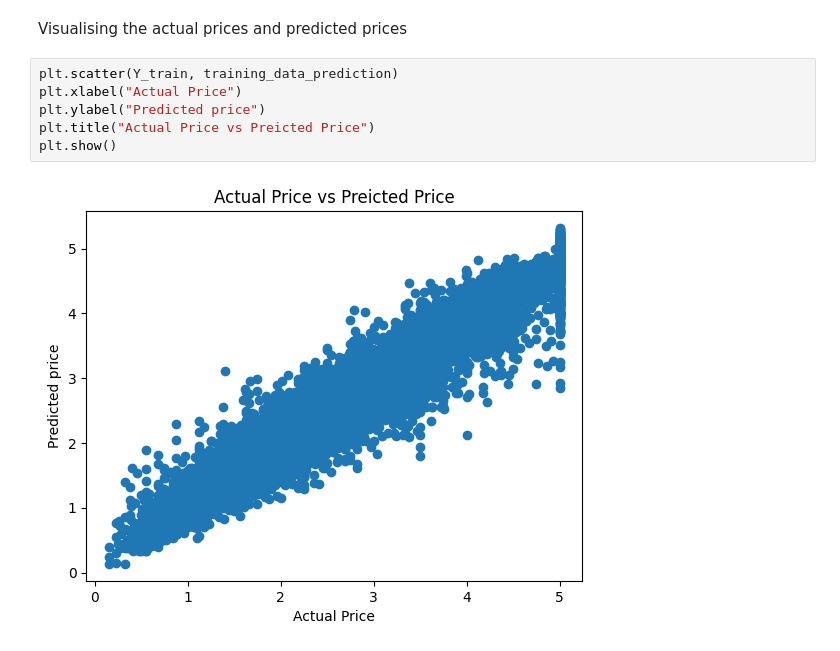
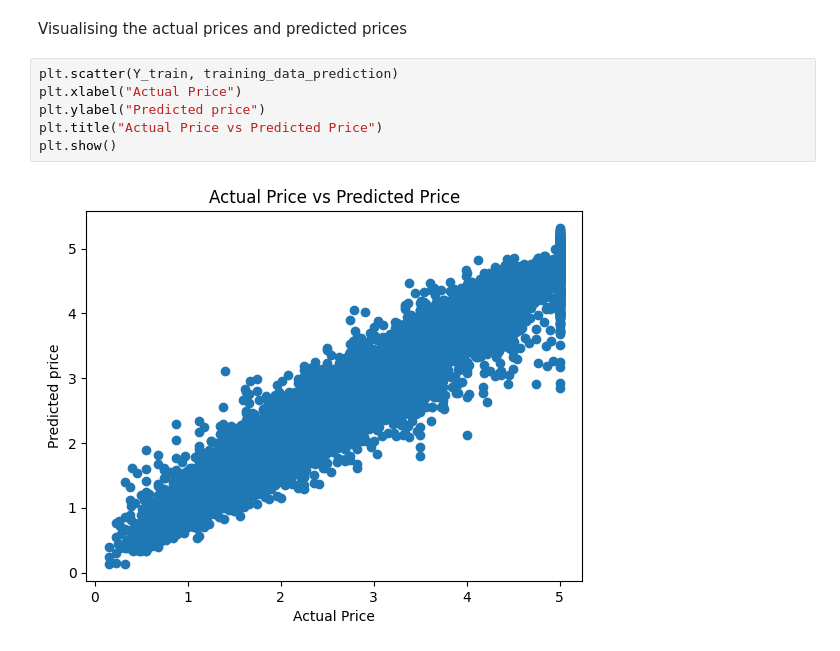
Before and after one commit to Aditya-Damani/House-Price-Prediction, a Jupyter notebook: price_predict.ipynb, the cells around one changed output. Cells and saved outputs as stored; diff of their text form.

```diff
--- a/price_predict.ipynb
+++ b/price_predict.ipynb
@@ -203,8 +203,8 @@ Visualising the actual prices and predicted prices
 # %%
 plt.scatter(Y_train, training_data_prediction)
 plt.xlabel("Actual Price")
 plt.ylabel("Predicted price")
-plt.title("Actual Price vs Preicted Price")
+plt.title("Actual Price vs Predicted Price")
 plt.show()
 # %% [output]
-[figure, old version]
+[figure, new version]
```
